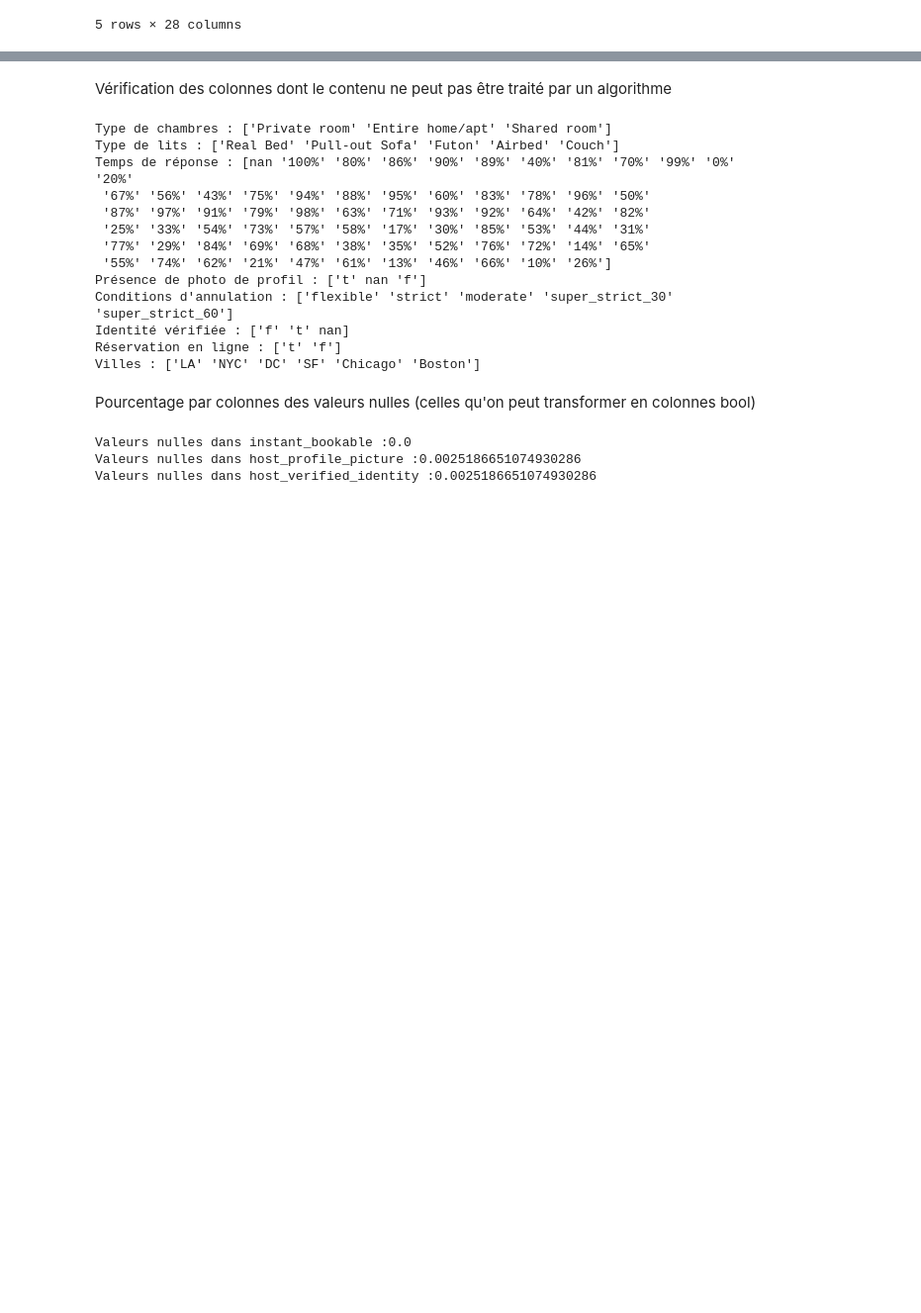
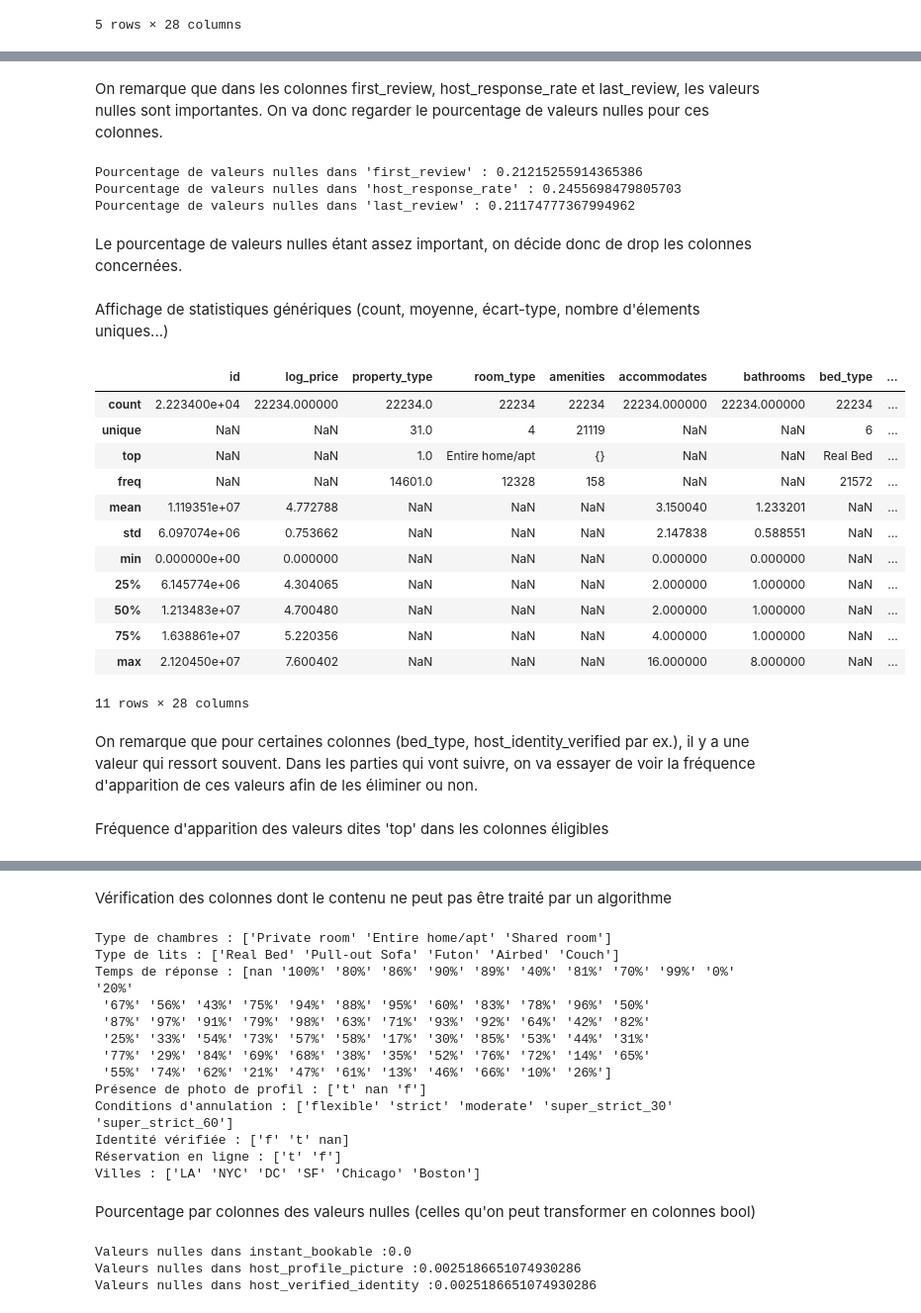
Before and after one commit to Amy-RZ5/Airbnb, a Jupyter notebook: example.ipynb, the cells around one changed output, grey strips where cells are left out. Shown at 99% size. Cells and saved outputs as stored; diff of their text form; code cells hidden in the pictures; blank space fills up the shorter version.

Commit message:
ajouts dans la partie exploration du pourcentage de valeurs nulles et autres trucs (describe par ex.)

```diff
--- a/example.ipynb
+++ b/example.ipynb
@@ -27,2 +79,40 @@ Index(['id', 'log_price', 'property_type', 'room_type', 'amenities',
        'review_scores_rating', 'zipcode', 'bedrooms', 'beds'],
       dtype='object')
+# %% [markdown]
+On remarque que dans les colonnes first_review, host_response_rate et last_review, les valeurs nulles sont importantes. On va donc regarder le pourcentage de valeurs nulles pour ces colonnes.
+# %%
+n = len(airbnb)
+
+print(f"Pourcentage de valeurs nulles dans 'first_review' : {airbnb['first_review'].isnull().sum()/n}")
+print(f"Pourcentage de valeurs nulles dans 'host_response_rate' : {airbnb['host_response_rate'].isnull().sum()/n}")
+print(f"Pourcentage de valeurs nulles dans 'last_review' : {airbnb['last_review'].isnull().sum()/n}")
+# %% [output]
+Pourcentage de valeurs nulles dans 'first_review' : 0.21215255914365386
+Pourcentage de valeurs nulles dans 'host_response_rate' : 0.2455698479805703
+Pourcentage de valeurs nulles dans 'last_review' : 0.21174777367994962
+# %% [markdown]
+Le pourcentage de valeurs nulles étant assez important, on décide donc de drop les colonnes concernées.
+# %%
+airbnb.drop(["first_review", "host_response_rate", "last_review"], axis=1, inplace=True)
+# %% [markdown]
+Affichage de statistiques génériques (count, moyenne, écart-type, nombre d'élements uniques...)
+# %%
+airbnb.describe(include="all")
+# %% [output]
+|  | id | log_price | property_type | room_type | amenities | accommodates | bathrooms | bed_type | ... |
+| count | 2.223400e+04 | 22234.000000 | 22234.0 | 22234 | 22234 | 22234.000000 | 22234.000000 | 22234 | ... |
+| unique | NaN | NaN | 31.0 | 4 | 21119 | NaN | NaN | 6 | ... |
+| top | NaN | NaN | 1.0 | Entire home/apt | {} | NaN | NaN | Real Bed | ... |
+| freq | NaN | NaN | 14601.0 | 12328 | 158 | NaN | NaN | 21572 | ... |
+| mean | 1.119351e+07 | 4.772788 | NaN | NaN | NaN | 3.150040 | 1.233201 | NaN | ... |
+| std | 6.097074e+06 | 0.753662 | NaN | NaN | NaN | 2.147838 | 0.588551 | NaN | ... |
+| min | 0.000000e+00 | 0.000000 | NaN | NaN | NaN | 0.000000 | 0.000000 | NaN | ... |
+| 25% | 6.145774e+06 | 4.304065 | NaN | NaN | NaN | 2.000000 | 1.000000 | NaN | ... |
+| 50% | 1.213483e+07 | 4.700480 | NaN | NaN | NaN | 2.000000 | 1.000000 | NaN | ... |
+| 75% | 1.638861e+07 | 5.220356 | NaN | NaN | NaN | 4.000000 | 1.000000 | NaN | ... |
+| max | 2.120450e+07 | 7.600402 | NaN | NaN | NaN | 16.000000 | 8.000000 | NaN | ... |
+11 rows × 28 columns
+# %% [markdown]
+On remarque que pour certaines colonnes (bed_type, host_identity_verified par ex.), il y a une valeur qui ressort souvent. Dans les parties qui vont suivre, on va essayer de voir la fréquence d'apparition de ces valeurs afin de les éliminer ou non.
+# %% [markdown]
+Fréquence d'apparition des valeurs dites 'top' dans les colonnes éligibles
```
Also changed, not shown: parts of 11 cells of this notebook.
